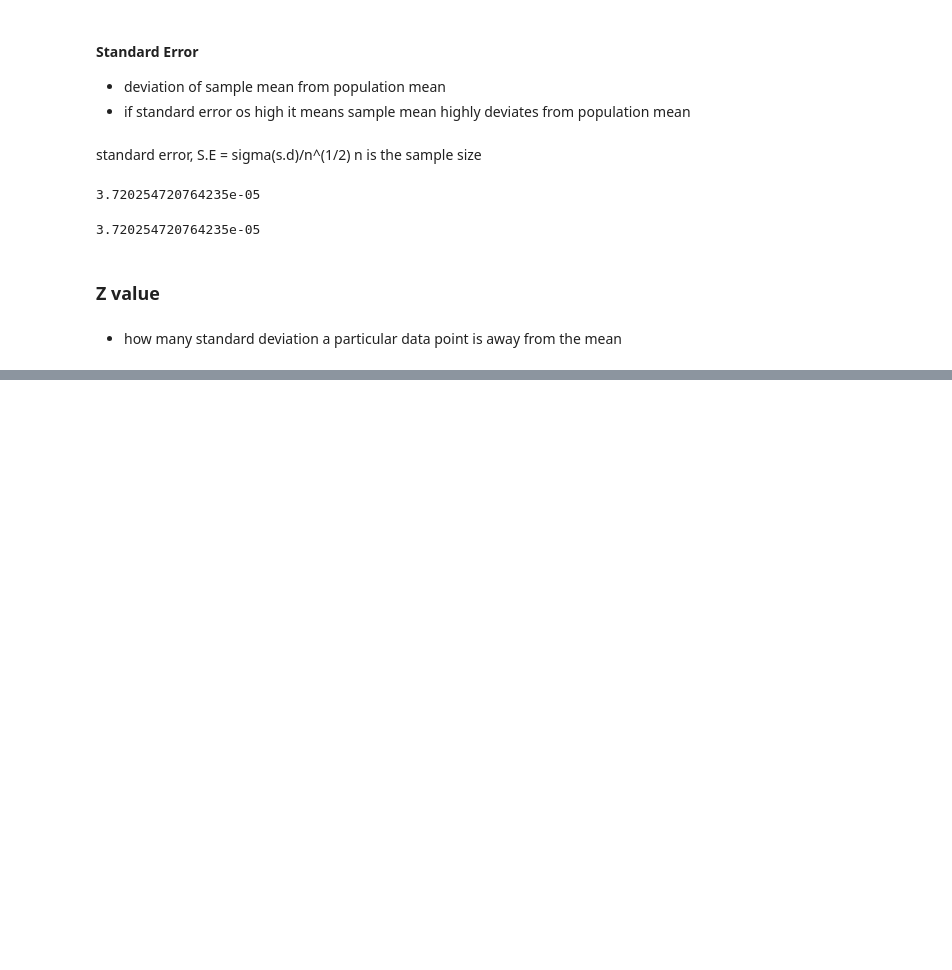
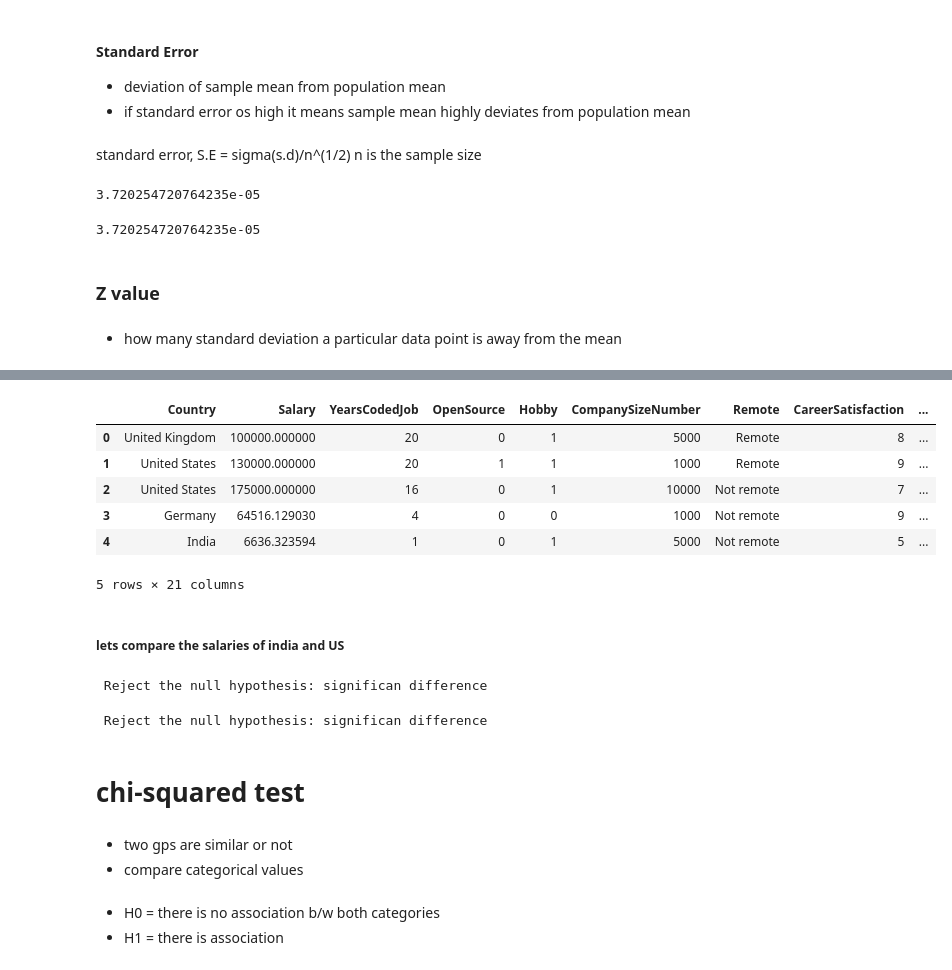
Before and after one commit to Farzinaayub/let-s_AI, a Jupyter notebook: NormalDist.ipynb, the cells around one changed output, grey strips where cells are left out. Cells and saved outputs as stored; diff of their text form; code cells hidden in the pictures; blank space fills up the shorter version.

Commit message:
hypothesis testing

```diff
--- a/NormalDist.ipynb
+++ b/NormalDist.ipynb
@@ -139,0 +198,14 @@ df['density'].std()/len(df['density'])**(1/2)
+# %%
+df=pd.read_csv('datasets\stackoverflow_443151.csv')
+# %%
+df.head()
+# %% [output]
+|  | Country | Salary | YearsCodedJob | OpenSource | Hobby | CompanySizeNumber | Remote | CareerSatisfaction | ... |
+| 0 | United Kingdom | 100000.000000 | 20 | 0 | 1 | 5000 | Remote | 8 | ... |
+| 1 | United States | 130000.000000 | 20 | 1 | 1 | 1000 | Remote | 9 | ... |
+| 2 | United States | 175000.000000 | 16 | 0 | 1 | 10000 | Not remote | 7 | ... |
+| 3 | Germany | 64516.129030 | 4 | 0 | 0 | 1000 | Not remote | 9 | ... |
+| 4 | India | 6636.323594 | 1 | 0 | 1 | 5000 | Not remote | 5 | ... |
+5 rows × 21 columns
+# %% [markdown]
+##### lets compare the salaries of india and US
@@ -139,0 +217,7 @@ df['density'].std()/len(df['density'])**(1/2)
+# %%
+if p <= 0.05:
+    print(" Reject the null hypothesis: significan difference")
+else:
+    print("Failed to reject the null hypothesis: no significan difference")
+# %% [output]
+ Reject the null hypothesis: significan difference
@@ -139,0 +229,15 @@ df['density'].std()/len(df['density'])**(1/2)
+# %%
+if p <= 0.05:
+    print(" Reject the null hypothesis: significan difference")
+else:
+    print("Failed to reject the null hypothesis: no significan difference")
+# %% [output]
+ Reject the null hypothesis: significan difference
+# %% [markdown]
+# chi-squared test
+# %% [markdown]
+- two gps are similar or not
+- compare categorical values
+# %% [markdown]
+- H0 = there is no association b/w both categories
+- H1 = there is association
```
Also changed, not shown: parts of 34 cells of this notebook.
